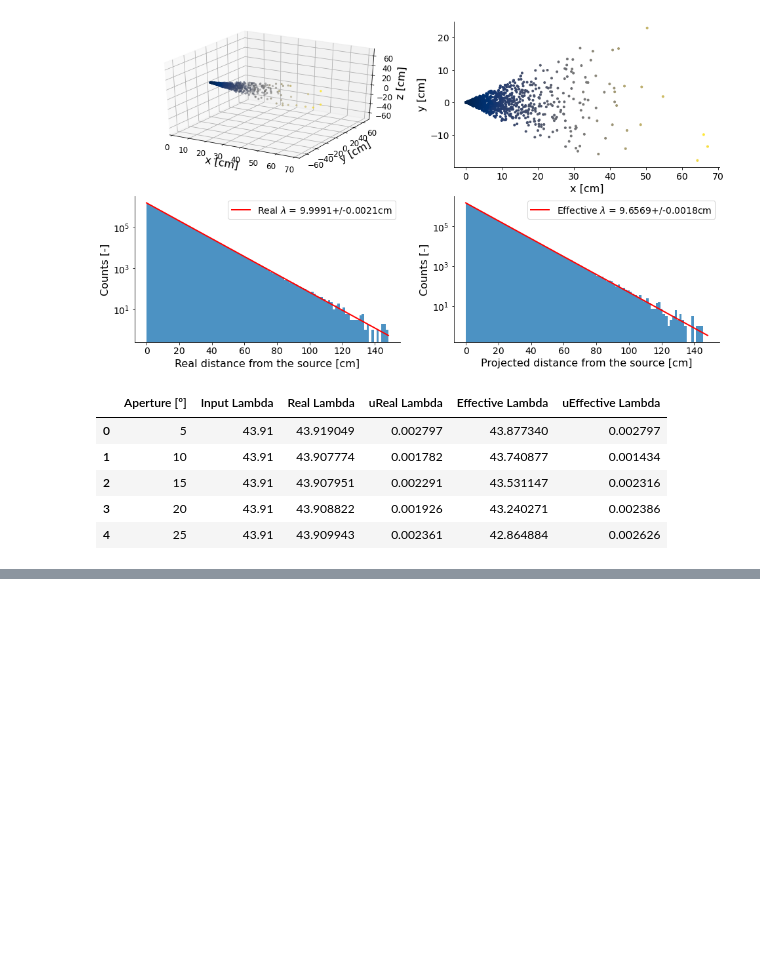
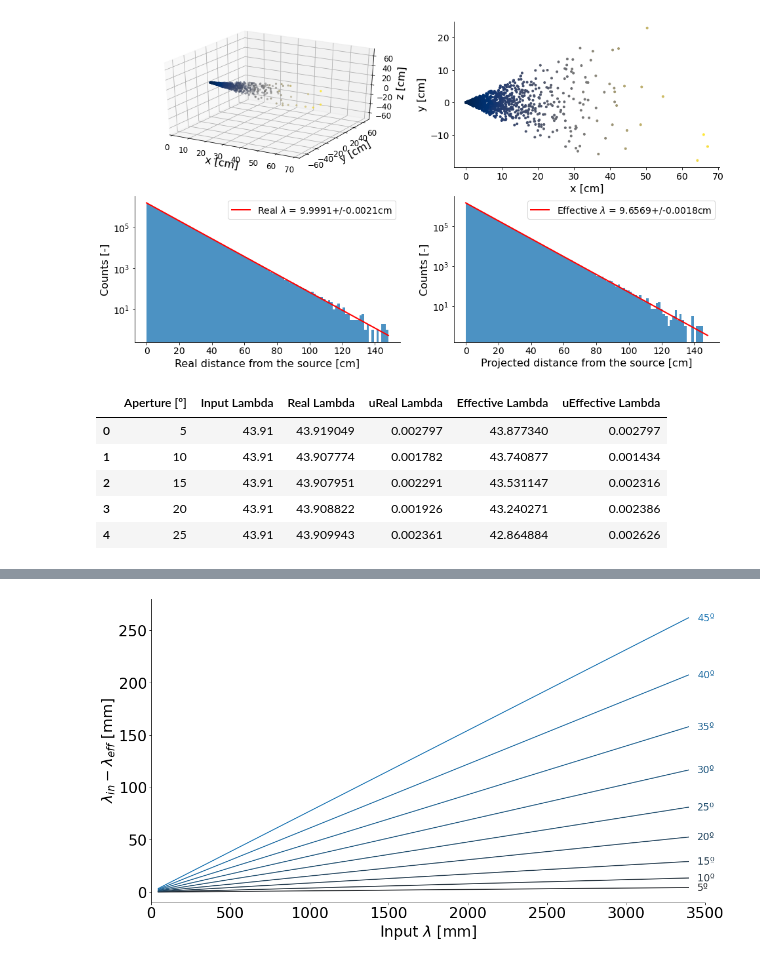
Before and after one commit to RitaROK/Analysis, a Jupyter notebook: Absorption_length.ipynb, the cells around one changed output, grey strips where cells are left out. Saved outputs shown, nothing was run; the diff lists cells and outputs as text; code cells hidden in the pictures; blank space fills up the shorter version.

```diff
--- a/Absorption_length.ipynb
+++ b/Absorption_length.ipynb
@@ -220,0 +216,28 @@ plt.show()
+# %%
+#@title Difference between input and effective $\lambda$ in function of the input $\lambda$, for different appertures
+##@markdown As the aperture angle increases, the the difference between the input and effective $\lambda$ increases.
+
+results['Difference'] = results['Input Lambda']-results['Effective Lambda']
+fig, (ax) = plt.subplots(figsize=(16, 9), dpi= 80, facecolor='w', edgecolor='k')
+
+i=0
+for aperture in [5,10,15,20,25,30,35,40,45]:
+  plt.plot(results['Input Lambda'].loc[results['Aperture [º]']==aperture],
+           results['Difference'].loc[results['Aperture [º]']==aperture],
+           color=color[i], label=str(aperture)+'º')
+  plt.text(3450, results['Difference'].loc[results['Aperture [º]']==aperture].iloc[-1],
+           str(aperture)+'º', ha='left', fontsize=16, color=color[i], va='center')
+  i=i+1
+
+ax.set_xlabel('Input $\lambda$ [mm]', y=0.5, ha='center', fontsize=24)
+ax.set_ylim(-10, 280)
+ax.spines["right"].set_visible(False)
+ax.spines["top"].set_visible(False)
+ax.set_ylabel('$\lambda_{in}-\lambda_{eff}$ [mm]', y=0.5, ha='center', fontsize=24)
+ax.tick_params(axis='both', which='major', labelsize=24)
+ax.tick_params(axis='both', which='minor', labelsize=24)
+ax.set_xlim(0,3500)
+#plt.legend(fontsize=16)
+plt.show()
+# %% [output]
+[figure, added]
```
Also changed, not shown: parts of 5 cells of this notebook.
